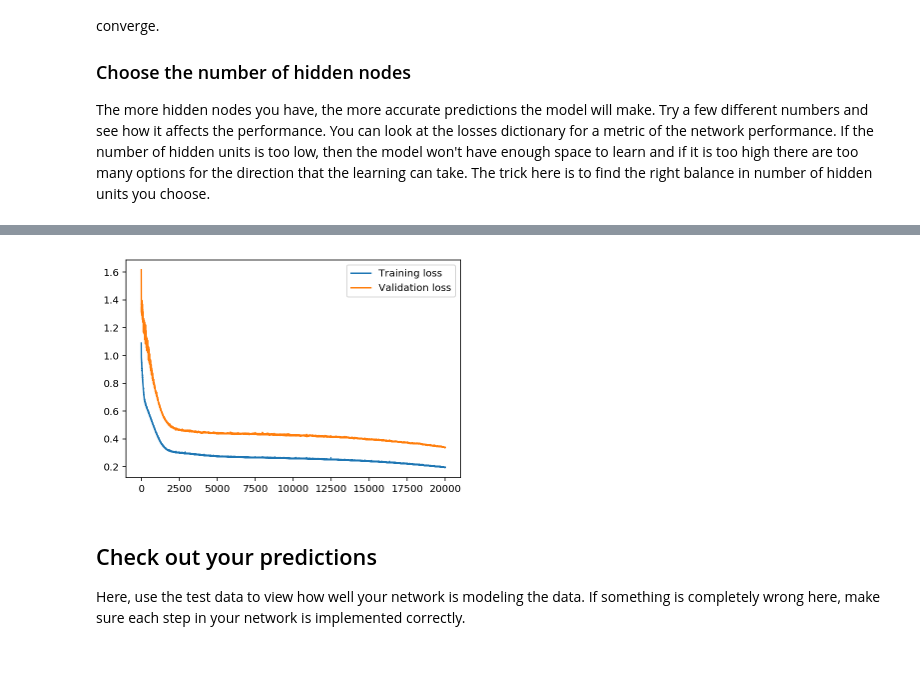
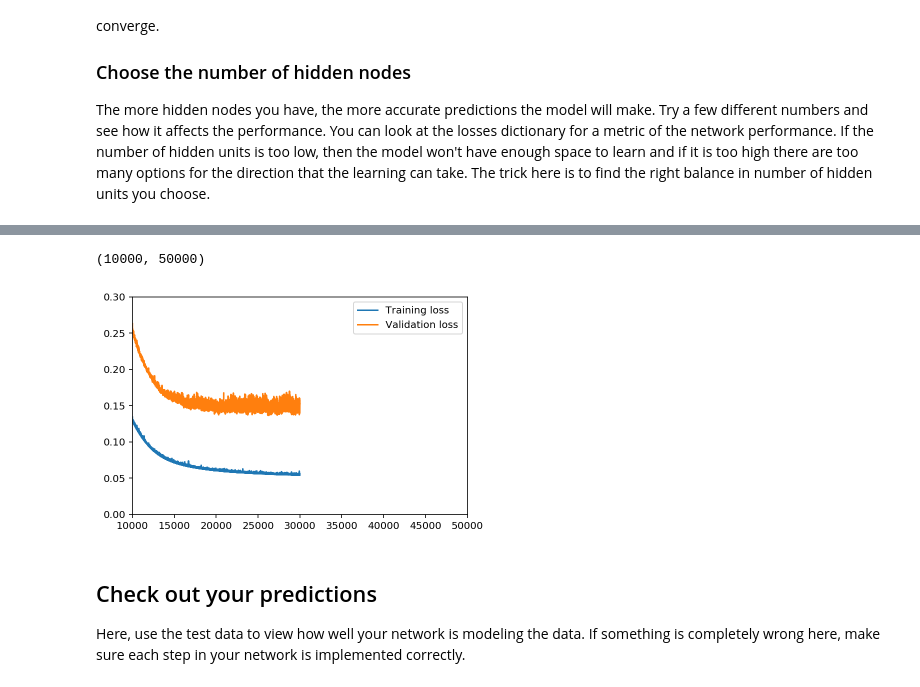
Before and after one commit to kartikvega/Udacity, a Jupyter notebook: first-neural-network/Your_first_neural_network.ipynb, the cells around one changed output, grey strips where cells are left out. Cells and saved outputs as stored; diff of their text form; code cells hidden in the pictures; blank space fills up the shorter version.

```diff
--- a/first-neural-network/Your_first_neural_network.ipynb
+++ b/first-neural-network/Your_first_neural_network.ipynb
@@ -326,9 +326,9 @@ The more hidden nodes you have, the more accurate predictions the model will mak
 import sys
 
 ### Set the hyperparameters here ###
-iterations = 20000
-learning_rate = 0.05
-hidden_nodes = 30 #8 = val loss 0.47, #3  = val loss 0.349
+iterations = 30000 #increasing epoch to 30k
+learning_rate = 0.1 # increasing learning rate fr faster convergence from 0.05 to 0.1
+hidden_nodes = 20 #8 = val loss 0.47, #3  = val loss 0.349
 output_nodes = 1
 
 N_i = train_features.shape[1]
@@ -360,10 +364,13 @@ Progress: 100.0% ... Training loss: 0.195 ... Validation loss: 0.338
 # %%
 plt.plot(losses['train'], label='Training loss')
 plt.plot(losses['validation'], label='Validation loss')
 plt.legend()
-_ = plt.ylim()
+plt.ylim(0,0.3)
+plt.xlim(10000,50000)
+#_ = plt.ylim()
 # %% [output]
+(10000, 50000)
-[figure, old version]
+[figure, new version]
 # %% [markdown]
 ## Check out your predictions
 
```
Also changed, not shown: parts of 3 cells of this notebook, 1 other file.
